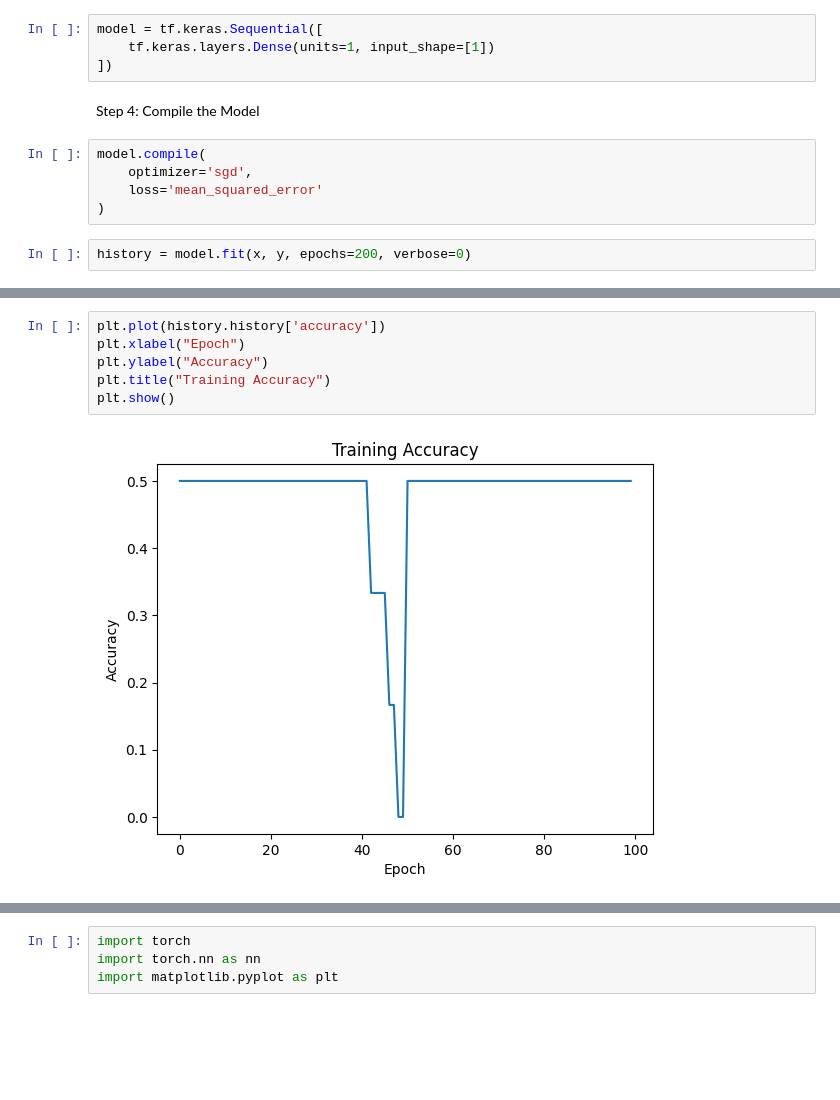
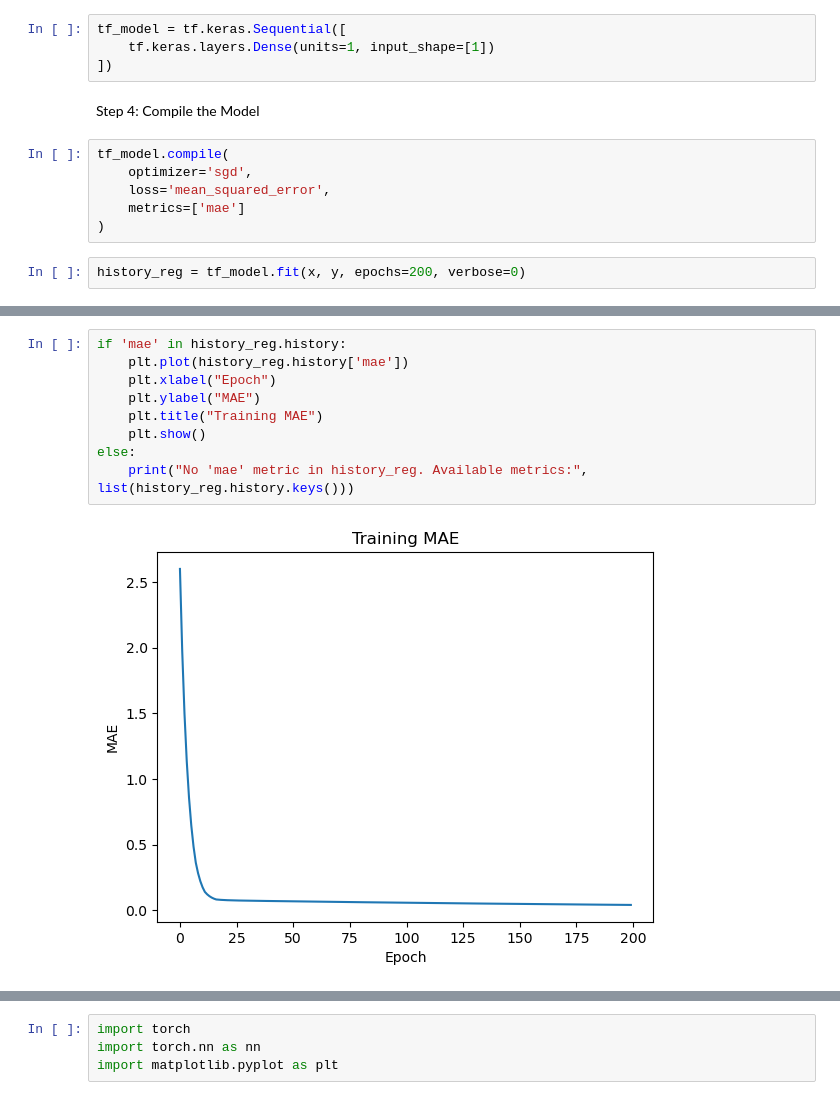
Before and after one commit to Git-Naveenk/DeepLearning, a Jupyter notebook: 202401100400121_LAB1-DL.ipynb, the cells around one changed output, grey strips where cells are left out. Drawn from its saved outputs; the diff is of its cells as text; blank space fills up the shorter version.

```diff
--- a/202401100400121_LAB1-DL.ipynb
+++ b/202401100400121_LAB1-DL.ipynb
@@ -12,14 +21,15 @@ NameError: name 'np' is not defined
 # %%
-model = tf.keras.Sequential([
+tf_model = tf.keras.Sequential([
     tf.keras.layers.Dense(units=1, input_shape=[1])
 ])
 # %% [markdown]
 Step 4: Compile the Model
 # %%
-model.compile(
+tf_model.compile(
     optimizer='sgd',
-    loss='mean_squared_error'
+    loss='mean_squared_error',
+    metrics=['mae']
 )
 # %%
-history = model.fit(x, y, epochs=200, verbose=0)
+history_reg = tf_model.fit(x, y, epochs=200, verbose=0)
 # %%
@@ -33,11 +43,14 @@ plt.show()
 # %%
-plt.plot(history.history['accuracy'])
-plt.xlabel("Epoch")
-plt.ylabel("Accuracy")
-plt.title("Training Accuracy")
-plt.show()
+if 'mae' in history_reg.history:
+    plt.plot(history_reg.history['mae'])
+    plt.xlabel("Epoch")
+    plt.ylabel("MAE")
+    plt.title("Training MAE")
+    plt.show()
+else:
+    print("No 'mae' metric in history_reg. Available metrics:", list(history_reg.history.keys()))
 # %% [output]
-[figure, old version]
+[figure, new version]
 # %%
 import numpy as np
 
```
Also changed, not shown: parts of 12 cells of this notebook, 3 other files.
